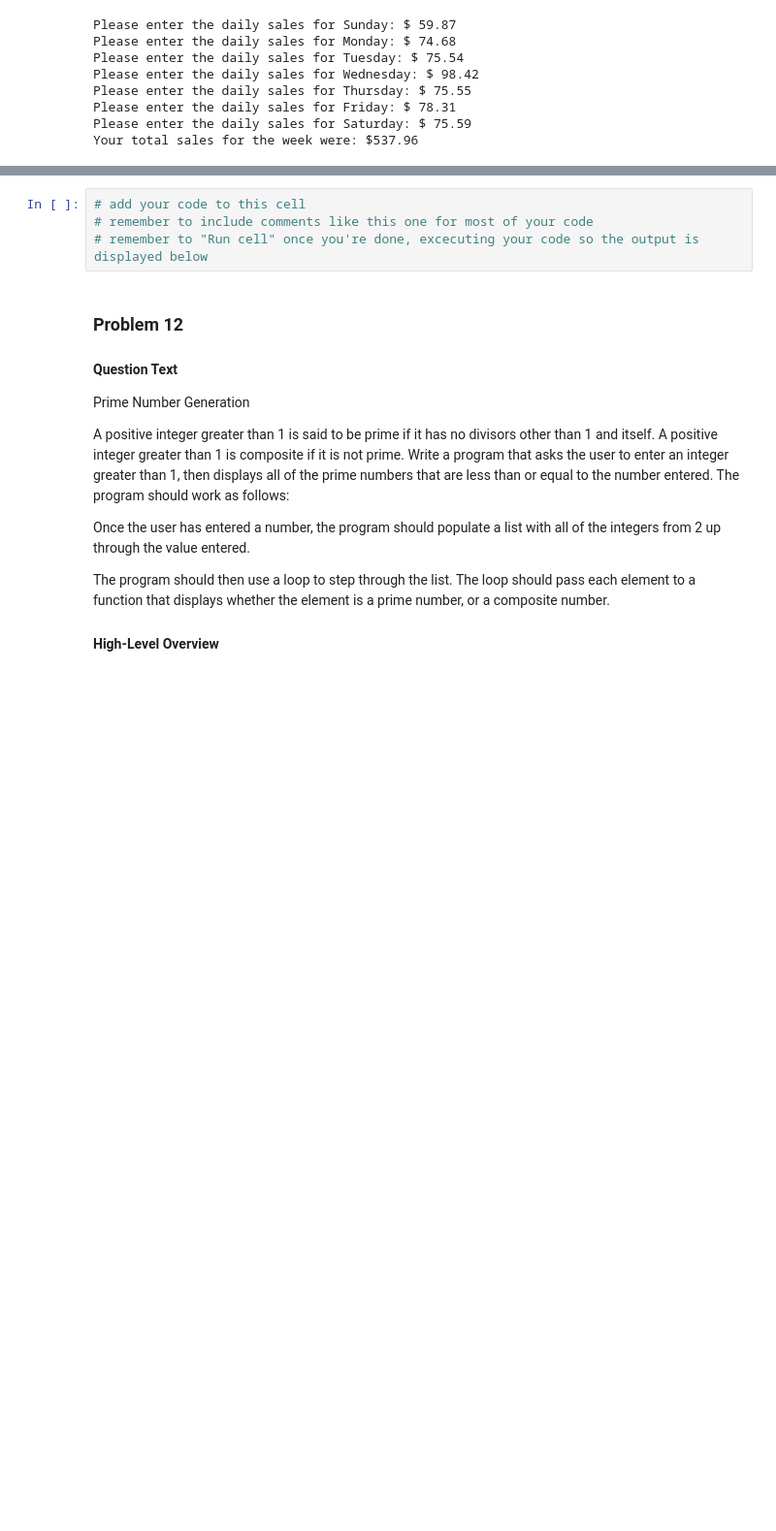
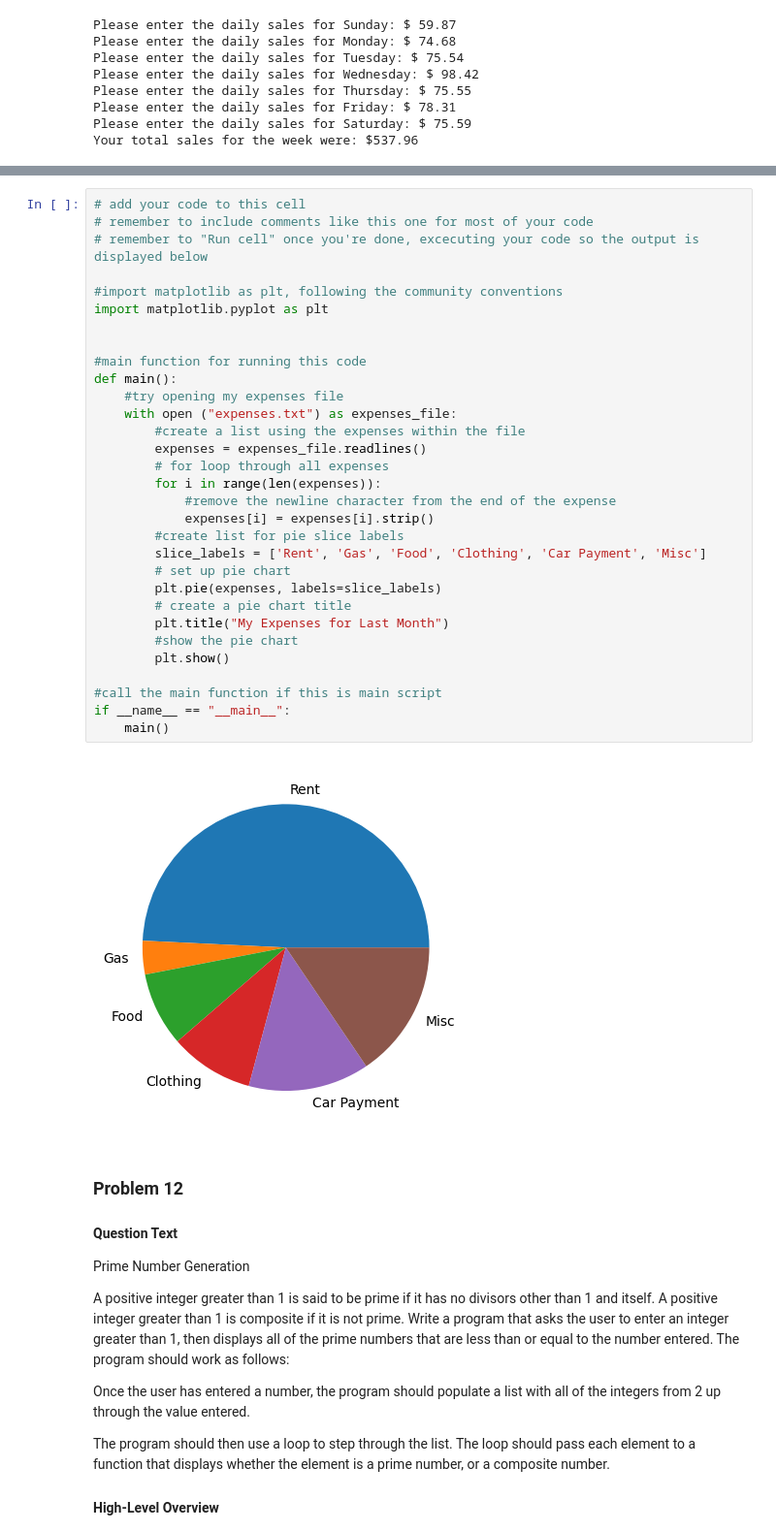
Before and after one commit to smithjaa/Intro_to_Programming, a Jupyter notebook: CodingSet7.ipynb, the cells around one changed output, grey strips where cells are left out. Shown at 97% size. Saved outputs shown, nothing was run; the diff lists cells and outputs as text; blank space fills up the shorter version.

```diff
--- a/CodingSet7.ipynb
+++ b/CodingSet7.ipynb
@@ -159,7 +159,36 @@ I did this along with the walkthrough video.
-# %%
-# add your code to this cell
-# remember to include comments like this one for most of your code
-# remember to "Run cell" once you're done, excecuting your code so the output is displayed below
+# %%
+# add your code to this cell
+# remember to include comments like this one for most of your code
+# remember to "Run cell" once you're done, excecuting your code so the output is displayed below
+
+#import matplotlib as plt, following the community conventions
+import matplotlib.pyplot as plt
+
+
+#main function for running this code
+def main():
+    #try opening my expenses file
+    with open ("expenses.txt") as expenses_file:
+        #create a list using the expenses within the file
+        expenses = expenses_file.readlines()
+        # for loop through all expenses
+        for i in range(len(expenses)):
+            #remove the newline character from the end of the expense
+            expenses[i] = expenses[i].strip()
+        #create list for pie slice labels
+        slice_labels = ['Rent', 'Gas', 'Food', 'Clothing', 'Car Payment', 'Misc']
+        # set up pie chart
+        plt.pie(expenses, labels=slice_labels)
+        # create a pie chart title
+        plt.title("My Expenses for Last Month")
+        #show the pie chart
+        plt.show()
+
+#call the main function if this is main script
+if __name__ == "__main__":
+    main()
+# %% [output]
+[figure, added]
 # %% [markdown]
 ### Problem **12**
 
```
Also changed, not shown: parts of 3 cells of this notebook.
